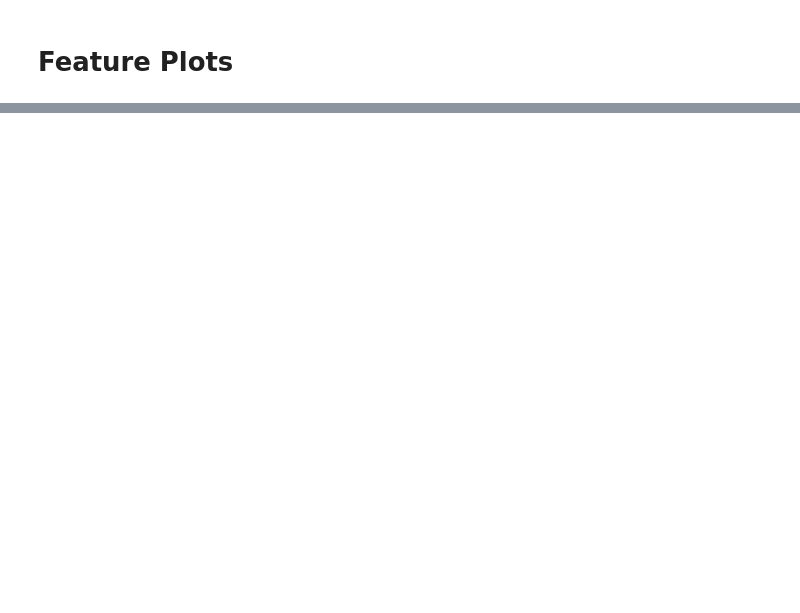
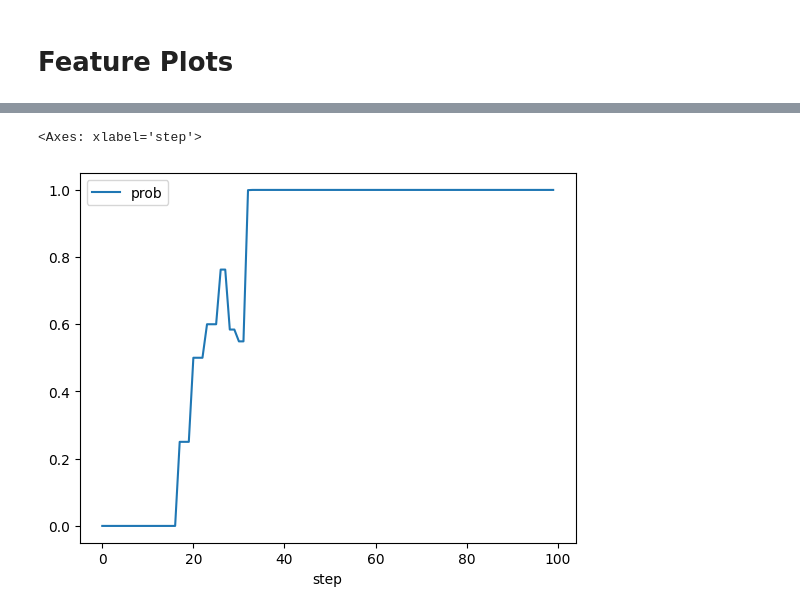
Before and after one commit to flynnwang/eco_bang_bang, a Jupyter notebook: notebook/rule-agentd-debugger.ipynb, the cells around one changed output, grey strips where cells are left out. Cells and saved outputs as stored; diff of their text form; code cells hidden in the pictures; blank space fills up the shorter version.

```diff
--- a/notebook/rule-agentd-debugger.ipynb
+++ b/notebook/rule-agentd-debugger.ipynb
@@ -386,0 +285,5 @@ np.float64(20.52716029988792)
+# %%
+pd.DataFrame(extract_all((21, 15)), columns=['step', 'prob']).set_index('step').plot()
+# %% [output]
+<Axes: xlabel='step'>
+[figure, added]
```
Also changed, not shown: parts of 69 cells of this notebook, 21 other files.
